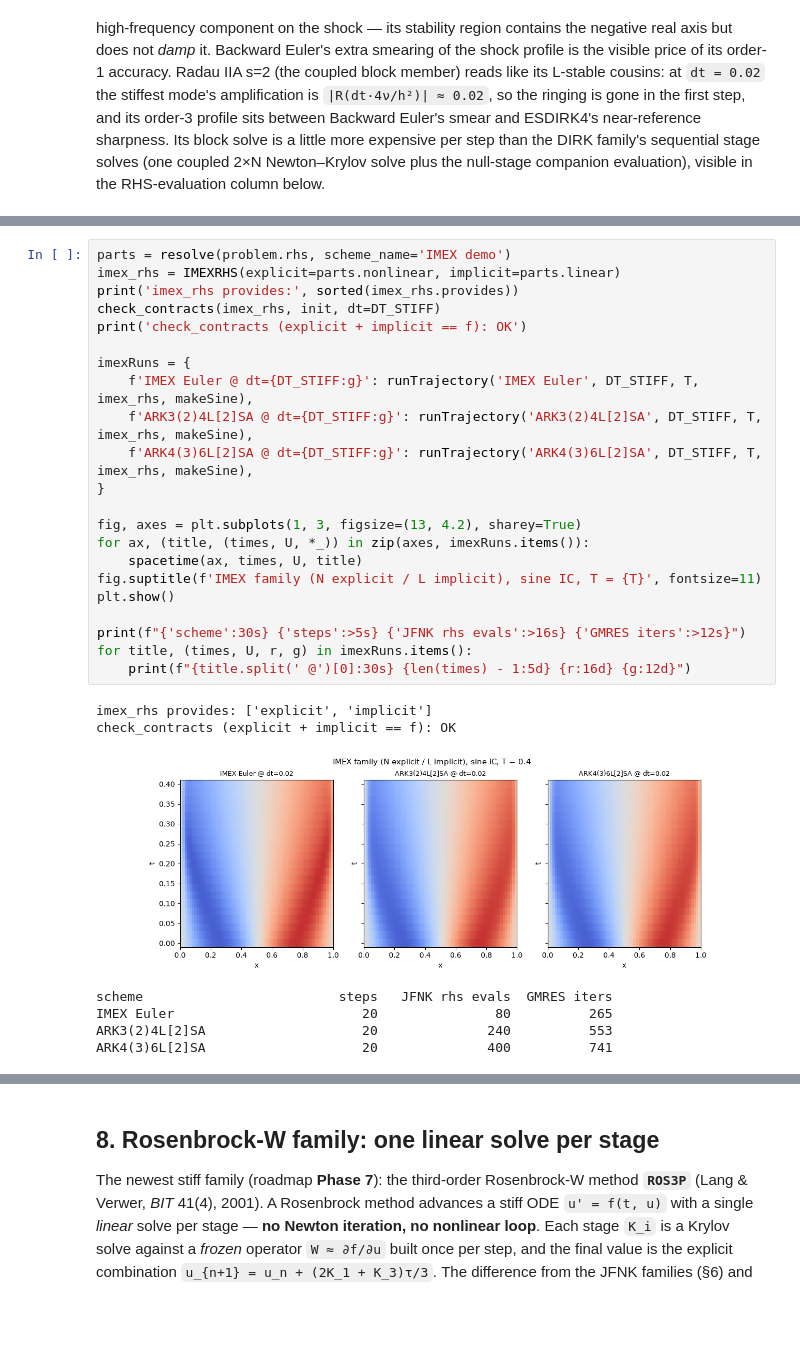
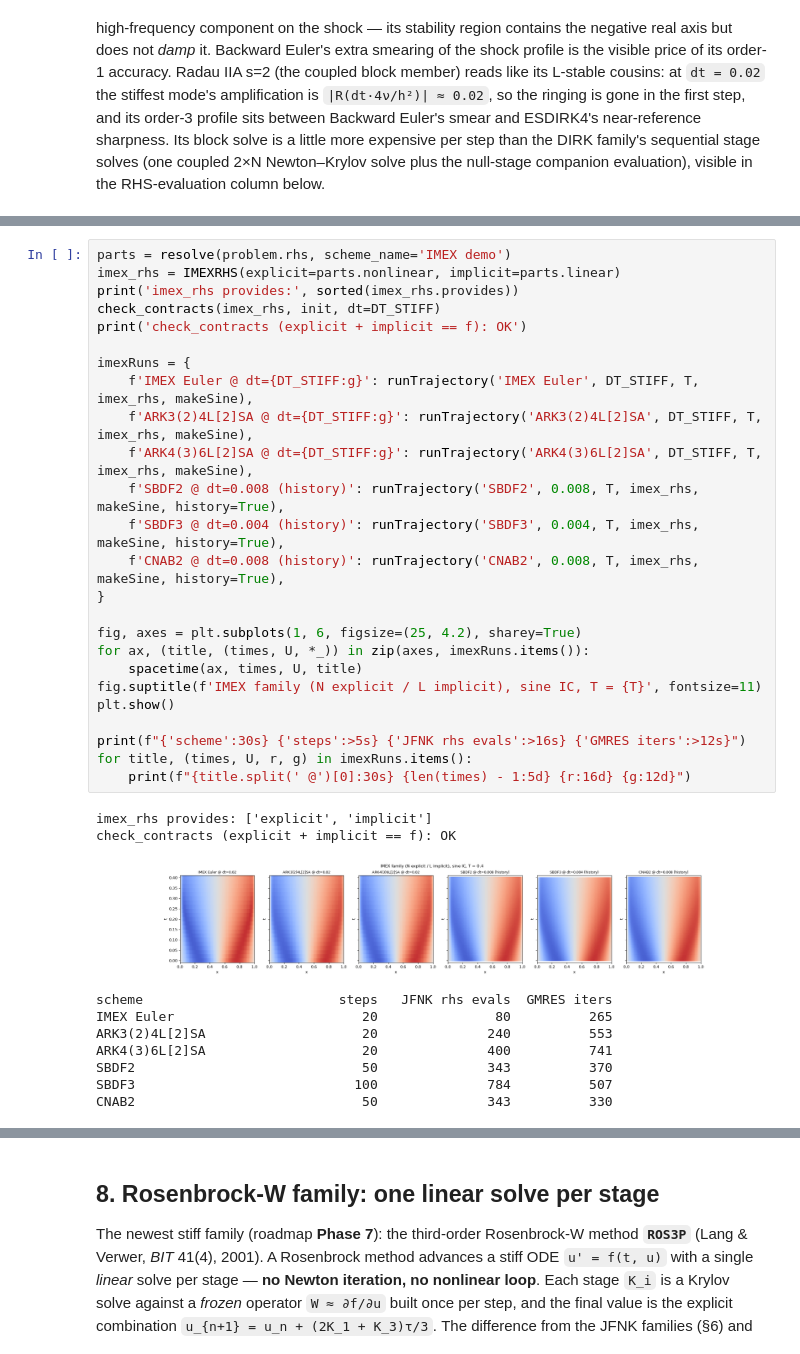
Before and after one commit to wi-re/warpSPHIntegrators, a Jupyter notebook: viscous_burgers_demo.ipynb, the cells around one changed output, grey strips where cells are left out. Drawn from its saved outputs; the diff is of its cells as text; blank space fills up the shorter version.

Commit message:
Add IMEX linear multistep: SBDF2, SBDF3, and CNAB2 (Phase 12)

```diff
--- a/viscous_burgers_demo.ipynb
+++ b/viscous_burgers_demo.ipynb
@@ -387,33 +411,39 @@ stiff term — is treated implicitly.
 # %%
 parts = resolve(problem.rhs, scheme_name='IMEX demo')
 imex_rhs = IMEXRHS(explicit=parts.nonlinear, implicit=parts.linear)
 print('imex_rhs provides:', sorted(imex_rhs.provides))
 check_contracts(imex_rhs, init, dt=DT_STIFF)
 print('check_contracts (explicit + implicit == f): OK')
 
 imexRuns = {
     f'IMEX Euler @ dt={DT_STIFF:g}': runTrajectory('IMEX Euler', DT_STIFF, T, imex_rhs, makeSine),
     f'ARK3(2)4L[2]SA @ dt={DT_STIFF:g}': runTrajectory('ARK3(2)4L[2]SA', DT_STIFF, T, imex_rhs, makeSine),
     f'ARK4(3)6L[2]SA @ dt={DT_STIFF:g}': runTrajectory('ARK4(3)6L[2]SA', DT_STIFF, T, imex_rhs, makeSine),
+    f'SBDF2 @ dt=0.008 (history)': runTrajectory('SBDF2', 0.008, T, imex_rhs, makeSine, history=True),
+    f'SBDF3 @ dt=0.004 (history)': runTrajectory('SBDF3', 0.004, T, imex_rhs, makeSine, history=True),
+    f'CNAB2 @ dt=0.008 (history)': runTrajectory('CNAB2', 0.008, T, imex_rhs, makeSine, history=True),
 }
 
-fig, axes = plt.subplots(1, 3, figsize=(13, 4.2), sharey=True)
+fig, axes = plt.subplots(1, 6, figsize=(25, 4.2), sharey=True)
 for ax, (title, (times, U, *_)) in zip(axes, imexRuns.items()):
     spacetime(ax, times, U, title)
 fig.suptitle(f'IMEX family (N explicit / L implicit), sine IC, T = {T}', fontsize=11)
 plt.show()
 
 print(f"{'scheme':30s} {'steps':>5s} {'JFNK rhs evals':>16s} {'GMRES iters':>12s}")
 for title, (times, U, r, g) in imexRuns.items():
     print(f"{title.split(' @')[0]:30s} {len(times) - 1:5d} {r:16d} {g:12d}")
 # %% [output]
 imex_rhs provides: ['explicit', 'implicit']
 check_contracts (explicit + implicit == f): OK
-[figure, old version]
+[figure, new version]
 scheme                         steps   JFNK rhs evals  GMRES iters
 IMEX Euler                        20               80          265
 ARK3(2)4L[2]SA                    20              240          553
 ARK4(3)6L[2]SA                    20              400          741
+SBDF2                             50              343          370
+SBDF3                            100              784          507
+CNAB2                             50              343          330
 # %% [markdown]
 **Reading the panels:** the ARK pairs resolve the shock as well as their
 order-3/4 standalone-implicit cousins do, with the convective term costing
```
Also changed, not shown: parts of 9 cells of this notebook, 12 other files.
